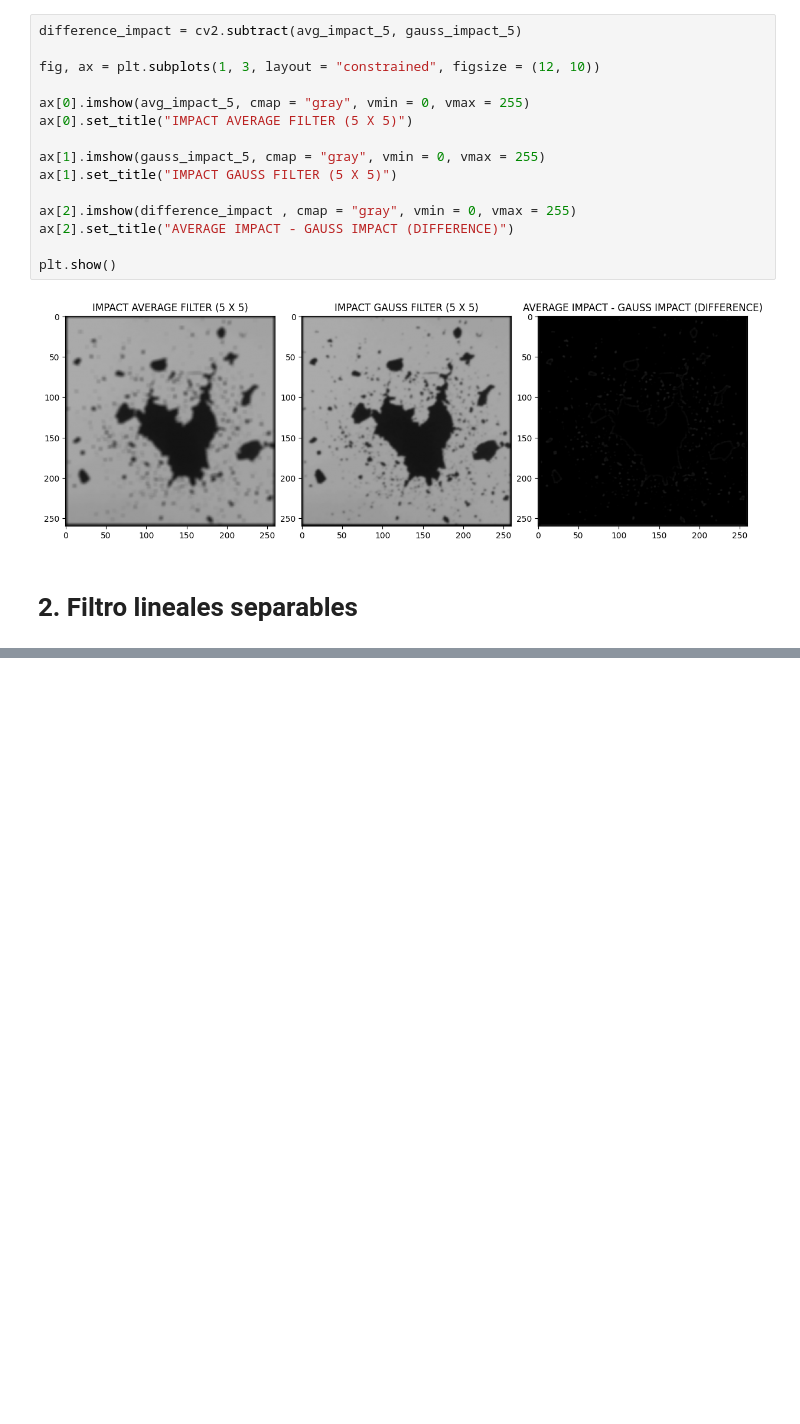
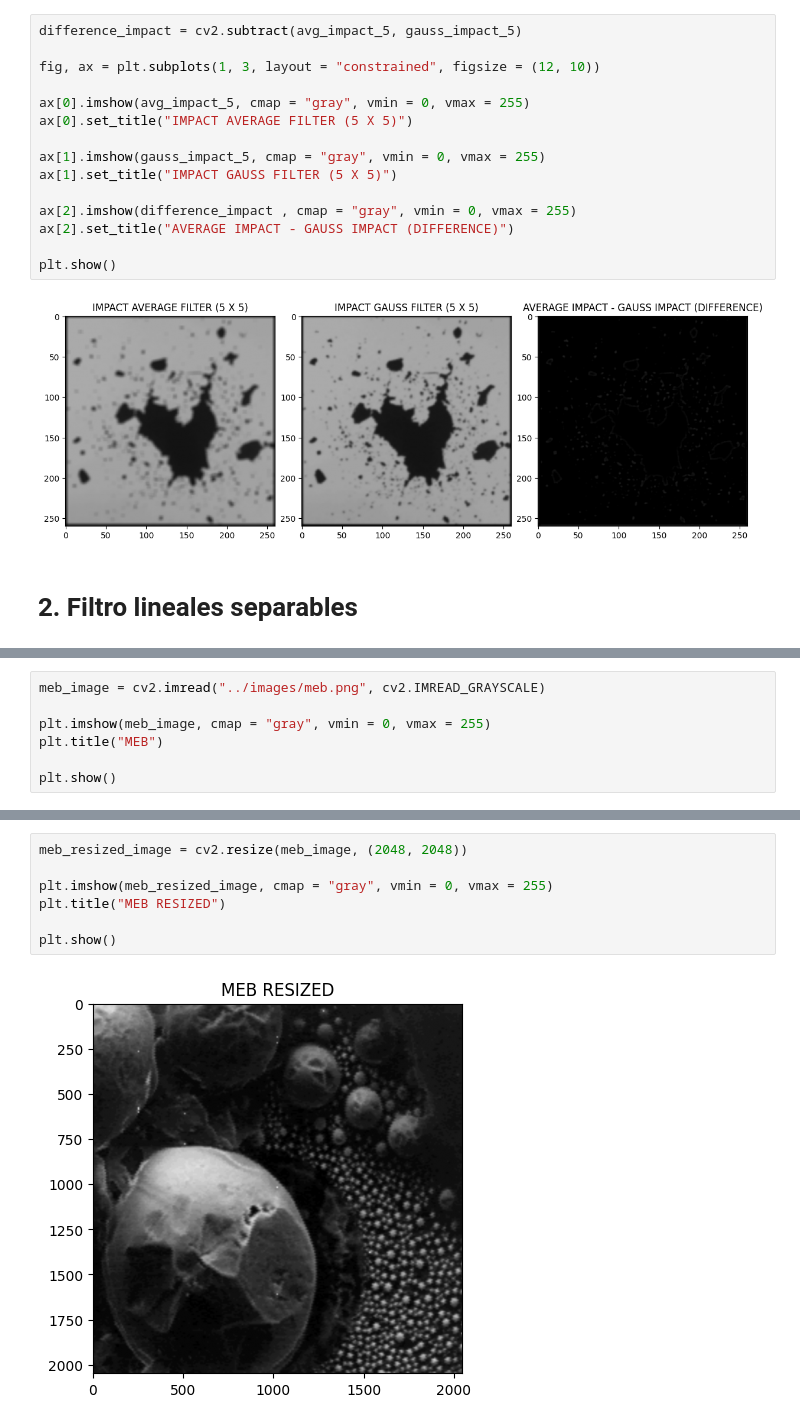
Before and after one commit to ISIS-4825-Assignments/Assignment-5, a Jupyter notebook: src/workshop_5.ipynb, the cells around one changed output, grey strips where cells are left out. Cells and saved outputs as stored; diff of their text form; blank space fills up the shorter version.

```diff
--- a/src/workshop_5.ipynb
+++ b/src/workshop_5.ipynb
@@ -206,0 +209,7 @@ plt.show()
+# %%
+meb_image = cv2.imread("../images/meb.png", cv2.IMREAD_GRAYSCALE)
+
+plt.imshow(meb_image, cmap = "gray", vmin = 0, vmax = 255)
+plt.title("MEB")
+
+plt.show()
@@ -206,0 +218,9 @@ plt.show()
+# %%
+meb_resized_image = cv2.resize(meb_image, (2048, 2048))
+
+plt.imshow(meb_resized_image, cmap = "gray", vmin = 0, vmax = 255)
+plt.title("MEB RESIZED")
+
+plt.show()
+# %% [output]
+[figure, added]
```
Also changed, not shown: parts of 11 cells of this notebook.
